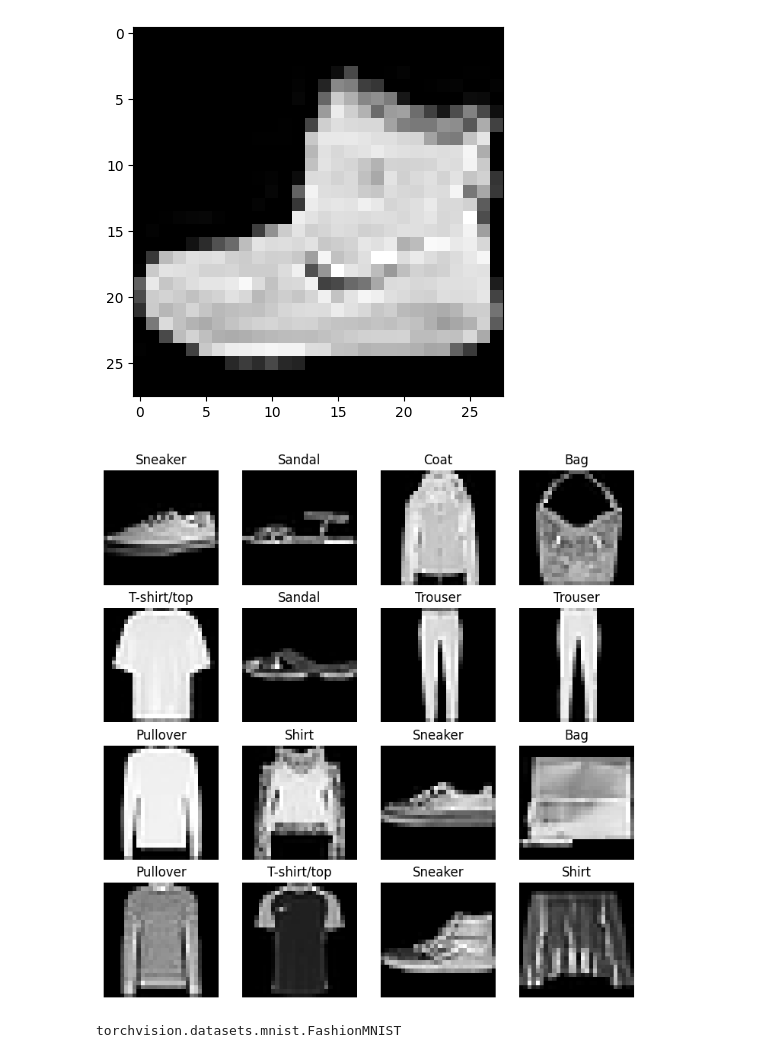
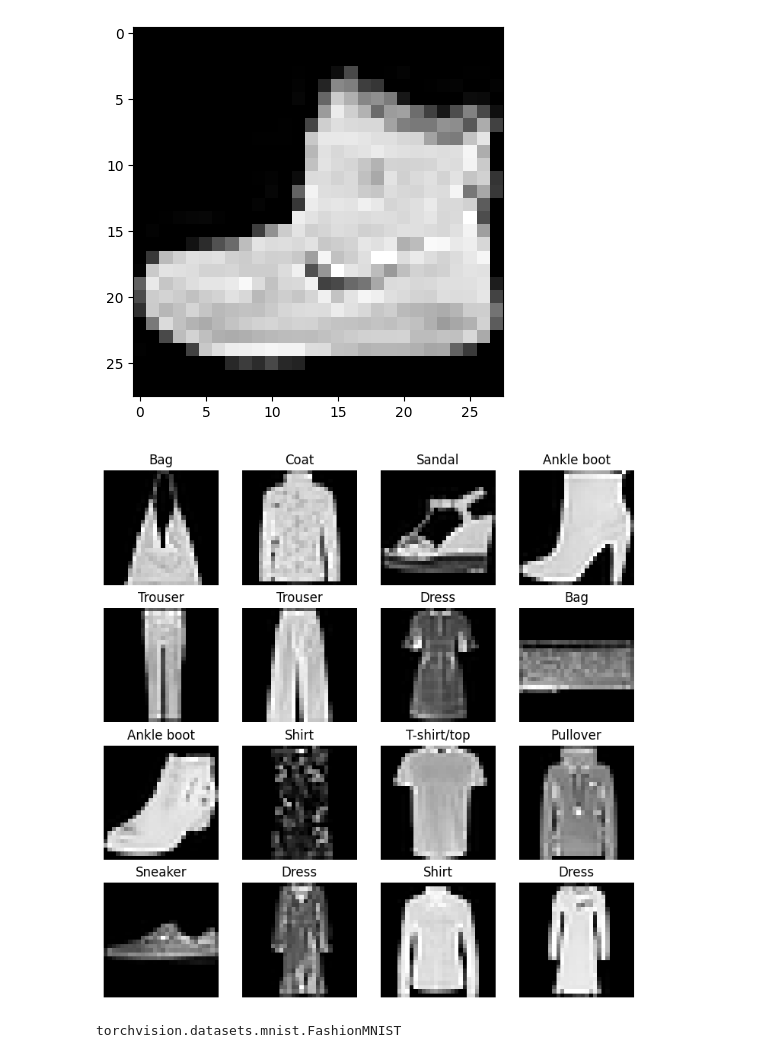
Before and after one commit to BrandonBrontide/03PyTorchCompVision, a Jupyter notebook: main.ipynb, the cells around one changed output. Drawn from its saved outputs; the diff is of its cells as text; code cells hidden in the pictures.

```diff
--- a/main.ipynb
+++ b/main.ipynb
@@ -125,17 +129,19 @@ Label: Ankle boot
 [figure]
 # %%
 # Plot random images to get a feel for the data
+import random
 fig = plt.figure(figsize=(9,9))
 rows, cols = 4, 4
 for i in range(1, rows*cols + 1):
-    rand_idx = torch.randint(0, len(train_data), size=[1]).item()
+    #rand_idx = torch.randint(0, len(train_data), size=[1]).item()  Grabbing rand idx with torch, bit longer than importing random
+    rand_idx = random.randint(0, len(train_data))
     img, label = train_data[rand_idx]
     fig.add_subplot(rows, cols, i)
     plt.imshow(img.squeeze(), cmap="gray")
     plt.title(class_names[label])
     plt.axis(False)
 # %% [output]
-[figure, old version]
+[figure, new version]
 # %%
 type(train_data)
 # %% [output]
```
Also changed, not shown: parts of 5 cells of this notebook.
